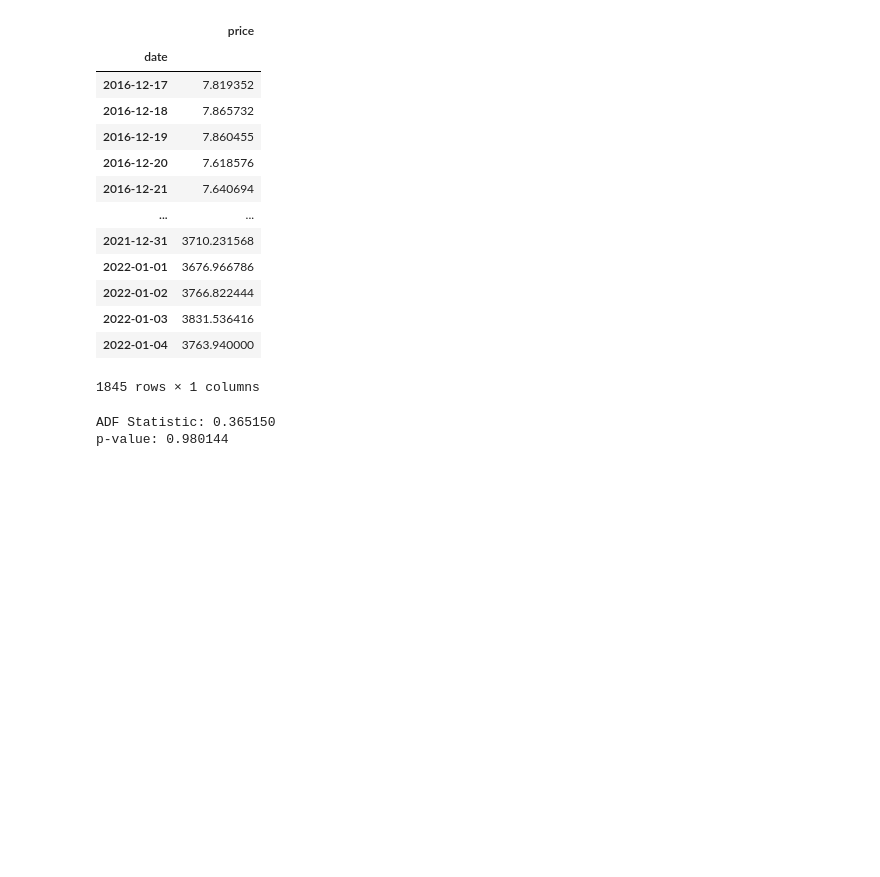
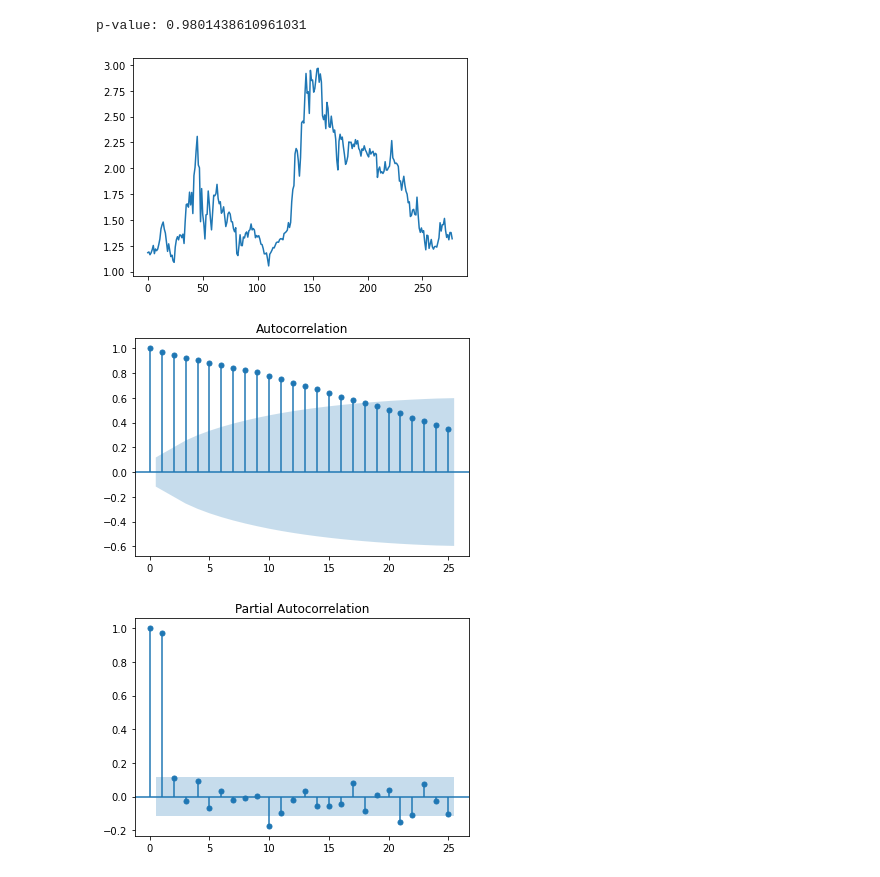
Before and after one commit to nabebako/Crypto-Price-Prediction-Model, a Jupyter notebook: notebooks/arima.ipynb, the cells around one changed output. Drawn from its saved outputs; the diff is of its cells as text; code cells hidden in the pictures; blank space fills up the shorter version.

Commit message:
Did PACF and ACF analysis

```diff
--- a/notebooks/arima.ipynb
+++ b/notebooks/arima.ipynb
@@ -26,45 +26,36 @@ def days_prior(df: pd.DataFrame, days: int, time_frame: int = 0) -> pd.DataFrame
 
         return df[(df.index >= epoch) & (df.index < end)]
 
+def get_csv(path: str):
 
-def differencing(df: pd.DataFrame, columns: list, duration: int) -> pd.DataFrame:
-    '''
-    duration in days
-    columns name where the first column name provided will be subtracted by the second column
-    '''
+    df = pd\
+        .read_csv(path, parse_dates = ['Date'])\
+        .drop(columns = ['Currency', '24h Open (USD)', '24h High (USD)', '24h Low (USD)'])\
+        .rename(columns = {'Date': 'date', 'Closing Price (USD)': 'price'})
 
-    new_df = days_prior(df, duration)
-    deviation_data = [new_df[columns[0]][i] - new_df[columns[1]][i] for i in new_df.index]
-
-    return pd.DataFrame({'Date': new_df['Date'], 'Deviation': deviation_data})
+    return df
-# %%
-df_ether = pd\
-    .read_csv('../data/Ethereum.csv')\
-    .drop(columns = ['Currency', '24h Open (USD)', '24h High (USD)', '24h Low (USD)'])\
-    .rename(columns = {'Date': 'date', 'Closing Price (USD)': 'price'})\
-    .set_index('date')
-
-df_ether
-# %% [output]
-|  | price |
-| date |  |
-| 2016-12-17 | 7.819352 |
-| 2016-12-18 | 7.865732 |
-| 2016-12-19 | 7.860455 |
-| 2016-12-20 | 7.618576 |
-| 2016-12-21 | 7.640694 |
-| ... | ... |
-| 2021-12-31 | 3710.231568 |
-| 2022-01-01 | 3676.966786 |
-| 2022-01-02 | 3766.822444 |
-| 2022-01-03 | 3831.536416 |
-| 2022-01-04 | 3763.940000 |
-1845 rows × 1 columns
+# %%
+df_eth  = get_csv('../data/Ethereum.csv')
+df_ada  = get_csv('../data/Cardano.csv')
+df_doge = get_csv('../data/Dogecoin.csv')
+df_sol  = get_csv('../data/Solana.csv')
 # %%
 # Augmented Dickey Fuller Test (ADF Test)
-result = adfuller(df_ether)
-print('ADF Statistic: %f' % result[0])
-print('p-value: %f' % result[1])
+# p-value should be << 0.05
+
+result = adfuller(df_ada.set_index('date'))
+
+print(f'p-value: {result[1]}')
 # %% [output]
-ADF Statistic: 0.365150
-p-value: 0.980144
+p-value: 0.9801438610961031
+# %%
+# Original Series
+plt.figure()
+plt.plot(df_ada[['price']])
+plot_acf(df_ada[['price']])
+plot_pacf(df_ada[['price']])
+plt.show()
+# %% [output]
+[figure, added]
+[figure, added]
+[figure, added]
```
Also changed, not shown: parts of 3 cells of this notebook.
